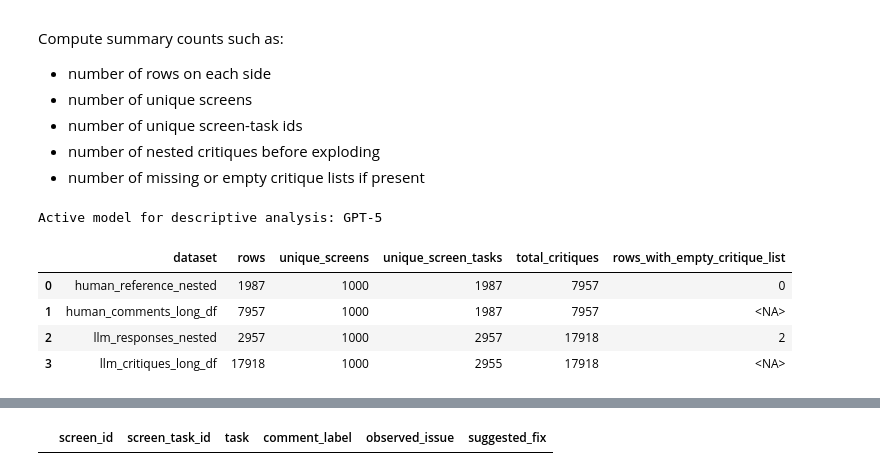
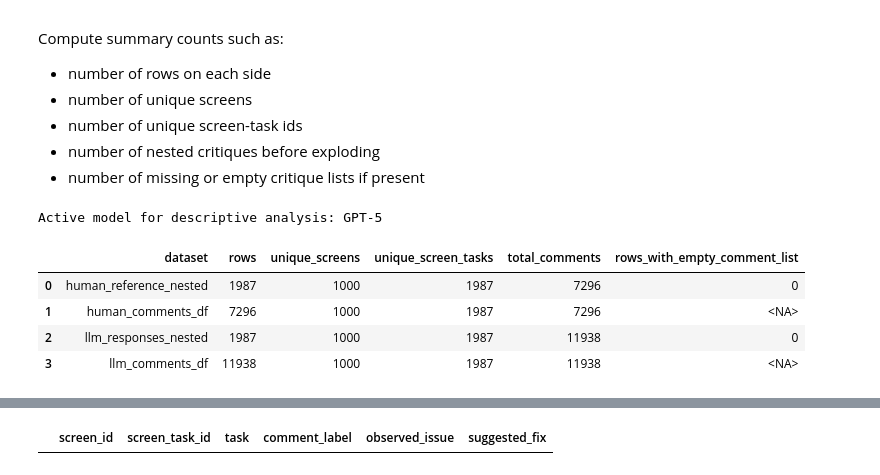
Before and after one commit to mm-khalil1/LLM-vs-Human-UI-Critique-Analysis, a Jupyter notebook: code/analysis/comments_results_analysis.ipynb, the cells around one changed output, grey strips where cells are left out. Drawn from its saved outputs; the diff is of its cells as text; code cells hidden in the pictures.

```diff
--- a/code/analysis/comments_results_analysis.ipynb
+++ b/code/analysis/comments_results_analysis.ipynb
@@ -248,7 +251,7 @@ Expected fields at this stage:
 This table remains in nested format initially and will be exploded later in Section 4.
 # %%
 dataset_dir = Path('../../data/dataset/cleaned_dataset')
-human_reference_file = dataset_dir / 'human_comments_exact_dedup.parquet'
+human_reference_file = dataset_dir / 'human_comments_semantic_dedup.parquet'
 results_dir = Path(f'../results/{STAGE}/parquet')
 results_file_base = f'{STAGE}-{{prompting_type}}-{TASK_SUBSET}-{{model_short}}-responses.parquet'
 
@@ -334,7 +337,7 @@ def load_model_critiques(prompting_type, selected_models):
             raise KeyError(f"Expected 'critiques' column in {results_file}")
 
         df['critiques'] = df['critiques'].apply(parse_critiques_payload)
-        df['num_llm_critiques'] = df['critiques'].apply(lambda x: len(x) if isinstance(x, list) else 0)
+        df['num_llm_comments'] = df['critiques'].apply(lambda x: len(x) if isinstance(x, list) else 0)
 
         model_dfs[model_name] = df
 
@@ -375,9 +378,13 @@ for model_name in selected_models:
     else:
         common_keys_df = common_keys_df.merge(model_key_frames[model_name], on=key_cols, how='inner')
 
-experts_df_shared = experts_df.merge(common_keys_df, on=key_cols, how='inner').copy()
+human_key_frame = experts_df[key_cols].drop_duplicates().copy()
+analysis_keys_df = common_keys_df.merge(human_key_frame, on=key_cols, how='inner')
+dropped_llm_only_keys = len(common_keys_df) - len(analysis_keys_df)
+
+experts_df_shared = experts_df.merge(analysis_keys_df, on=key_cols, how='inner').copy()
 shared_model_dfs = {
-    model_name: df.merge(common_keys_df, on=key_cols, how='inner').copy()
+    model_name: df.merge(analysis_keys_df, on=key_cols, how='inner').copy()
     for model_name, df in model_dfs.items()
 }
 
@@ -402,9 +409,9 @@ for model_name, df in shared_model_dfs.items():
 shared_summary_df = pd.DataFrame(shared_summary_rows)
 display(shared_summary_df)
 
-missing_human_keys = len(common_keys_df) - len(experts_df_shared[key_cols].drop_duplicates())
-print('Common analysis keys:', len(common_keys_df))
-print('Missing keys from human reference after filtering:', missing_human_keys)
+print('LLM-common task rows:', len(common_keys_df))
+print('Final shared task rows used for analysis:', len(analysis_keys_df))
+print('Dropped LLM-only task rows with no cleaned human reference:', dropped_llm_only_keys)
 print('Active analysis dataframe:', selected_models[0])
 
 responses_df.head(2)
@@ -552,50 +560,50 @@ Compute summary counts such as:
 - number of nested critiques before exploding
 - number of missing or empty critique lists if present
 # %%
-analysis_high_level_counts = pd.DataFrame([
+dataset_summary_df = pd.DataFrame([
     {
-        'dataset': 'human_reference_nested',
-        'rows': len(experts_df_shared),
-        'unique_screens': experts_df_shared['screen_id'].nunique(),
-        'unique_screen_tasks': experts_df_shared['screen_task_id'].nunique(),
-        'total_critiques': int(experts_df_shared['comments'].apply(lambda x: len(x) if isinstance(x, list) else 0).sum()),
-        'rows_with_empty_critique_list': int(experts_df_shared['comments'].apply(lambda x: len(x) == 0 if isinstance(x, list) else False).sum()),
+        "dataset": "human_reference_nested",
+        "rows": len(experts_df_shared),
+        "unique_screens": experts_df_shared["screen_id"].nunique(),
+        "unique_screen_tasks": experts_df_shared["screen_task_id"].nunique(),
+        "total_comments": int(experts_df_shared["comments"].apply(lambda x: len(x) if isinstance(x, list) else 0).sum()),
+        "rows_with_empty_comment_list": int(experts_df_shared["comments"].apply(lambda x: len(x) == 0 if isinstance(x, list) else False).sum()),
     },
     {
-        'dataset': 'human_comments_long_df',
-        'rows': len(human_comments_long_df),
-        'unique_screens': human_comments_long_df['screen_id'].nunique(),
-        'unique_screen_tasks': human_comments_long_df['screen_task_id'].nunique(),
-        'total_critiques': len(human_comments_long_df),
-        'rows_with_empty_critique_list': pd.NA,
+        "dataset": "human_comments_df",
+        "rows": len(human_comments_df),
+        "unique_screens": human_comments_df["screen_id"].nunique(),
+        "unique_screen_tasks": human_comments_df["screen_task_id"].nunique(),
+        "total_comments": len(human_comments_df),
+        "rows_with_empty_comment_list": pd.NA,
     },
     {
-        'dataset': 'llm_responses_nested',
-        'rows': len(responses_df),
-        'unique_screens': responses_df['screen_id'].nunique(),
-        'unique_screen_tasks': responses_df['screen_task_id'].nunique(),
-        'total_critiques': int(responses_df['critiques'].apply(lambda x: len(x) if isinstance(x, list) else 0).sum()),
-        'rows_with_empty_critique_list': int(responses_df['critiques'].apply(lambda x: len(x) == 0 if isinstance(x, list) else False).sum()),
+        "dataset": "llm_responses_nested",
+        "rows": len(responses_df),
+        "unique_screens": responses_df["screen_id"].nunique(),
+        "unique_screen_tasks": responses_df["screen_task_id"].nunique(),
+        "total_comments": int(responses_df["critiques"].apply(lambda x: len(x) if isinstance(x, list) else 0).sum()),
+        "rows_with_empty_comment_list": int(responses_df["critiques"].apply(lambda x: len(x) == 0 if isinstance(x, list) else False).sum()),
     },
     {
-        'dataset': 'llm_critiques_long_df',
-        'rows': len(llm_critiques_long_df),
-        'unique_screens': llm_critiques_long_df['screen_id'].nunique(),
-        'unique_screen_tasks': llm_critiques_long_df['screen_task_id'].nunique(),
-        'total_critiques': len(llm_critiques_long_df),
-        'rows_with_empty_critique_list': pd.NA,
+        "dataset": "llm_comments_df",
+        "rows": len(llm_comments_df),
+        "unique_screens": llm_comments_df["screen_id"].nunique(),
+        "unique_screen_tasks": llm_comments_df["screen_task_id"].nunique(),
+        "total_comments": len(llm_comments_df),
+        "rows_with_empty_comment_list": pd.NA,
     },
 ])
 
-print('Active model for descriptive analysis:', selected_models[0])
-display(analysis_high_level_counts)
+print("Active model for descriptive analysis:", selected_models[0])
+display(dataset_summary_df)
 # %% [output]
 Active model for descriptive analysis: GPT-5
-|  | dataset | rows | unique_screens | unique_screen_tasks | total_critiques | rows_with_empty_critique_list |
-| 0 | human_reference_nested | 1987 | 1000 | 1987 | 7957 | 0 |
-| 1 | human_comments_long_df | 7957 | 1000 | 1987 | 7957 | <NA> |
-| 2 | llm_responses_nested | 2957 | 1000 | 2957 | 17918 | 2 |
-| 3 | llm_critiques_long_df | 17918 | 1000 | 2955 | 17918 | <NA> |
+|  | dataset | rows | unique_screens | unique_screen_tasks | total_comments | rows_with_empty_comment_list |
+| 0 | human_reference_nested | 1987 | 1000 | 1987 | 7296 | 0 |
+| 1 | human_comments_df | 7296 | 1000 | 1987 | 7296 | <NA> |
+| 2 | llm_responses_nested | 1987 | 1000 | 1987 | 11938 | 0 |
+| 3 | llm_comments_df | 11938 | 1000 | 1987 | 11938 | <NA> |
 # %%
 empty_llm_rows = responses_df[
     responses_df["critiques"].apply(lambda x: len(x) == 0 if isinstance(x, list) else True)
```
Also changed, not shown: parts of 48 cells of this notebook, 8 other files.
